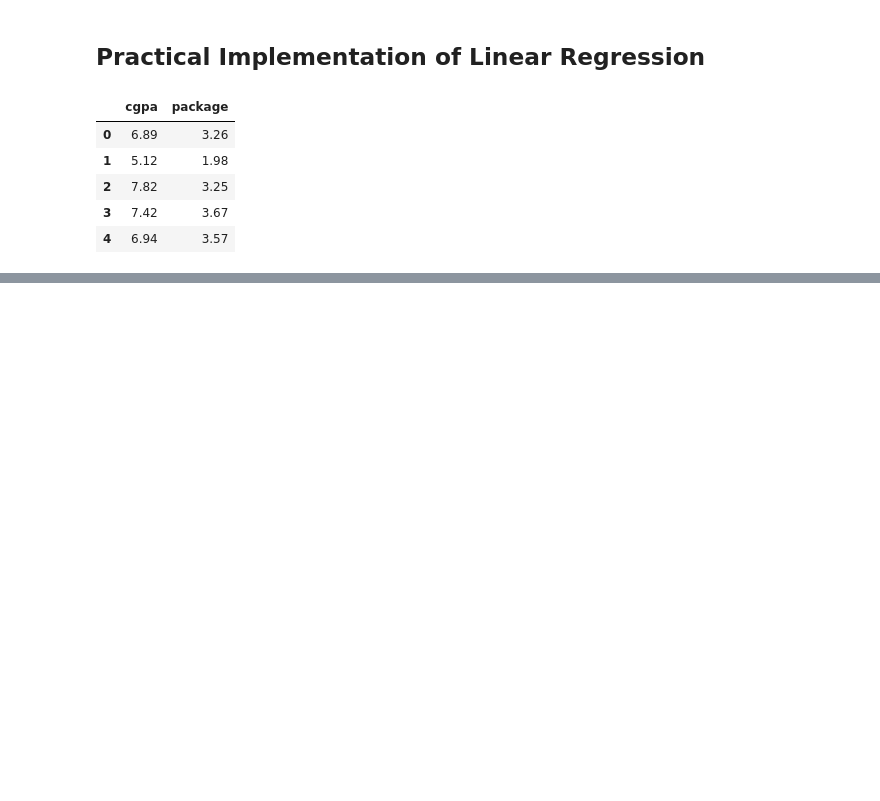
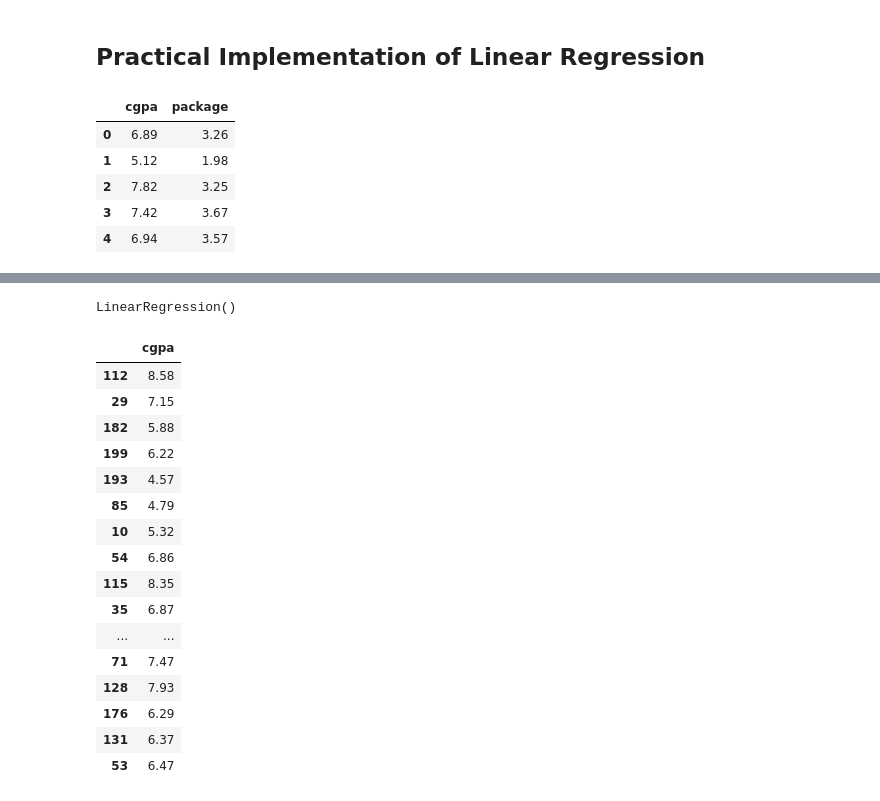
Before and after one commit to YuktiTripathi/Learn-Practice, a Jupyter notebook: ML Algorithms/Linear Regression.ipynb, the cells around one changed output, grey strips where cells are left out. Saved outputs shown, nothing was run; the diff lists cells and outputs as text; code cells hidden in the pictures; blank space fills up the shorter version.

```diff
--- a/ML Algorithms/Linear Regression.ipynb
+++ b/ML Algorithms/Linear Regression.ipynb
@@ -24,0 +25,3 @@ AttributeError: module 'matplotlib' has no attribute 'scatter'
+# %%
+x= df.iloc[:, 0:1]
+y= df.iloc[:,-1]
@@ -24,0 +48,3 @@ AttributeError: module 'matplotlib' has no attribute 'scatter'
+# %%
+from sklearn.model_selection import train_test_split
+x_train, x_test, y_train, y_test = train_test_split(x,y, test_size=0.2, random_state=2)
@@ -24,0 +55,24 @@ AttributeError: module 'matplotlib' has no attribute 'scatter'
+# %%
+lr.fit(x_train, y_train)
+# %% [output]
+LinearRegression()
+# %%
+x_test
+# %% [output]
+|  | cgpa |
+| 112 | 8.58 |
+| 29 | 7.15 |
+| 182 | 5.88 |
+| 199 | 6.22 |
+| 193 | 4.57 |
+| 85 | 4.79 |
+| 10 | 5.32 |
+| 54 | 6.86 |
+| 115 | 8.35 |
+| 35 | 6.87 |
+| ... | ... |
+| 71 | 7.47 |
+| 128 | 7.93 |
+| 176 | 6.29 |
+| 131 | 6.37 |
+| 53 | 6.47 |
```
Also changed, not shown: parts of 16 cells of this notebook.
